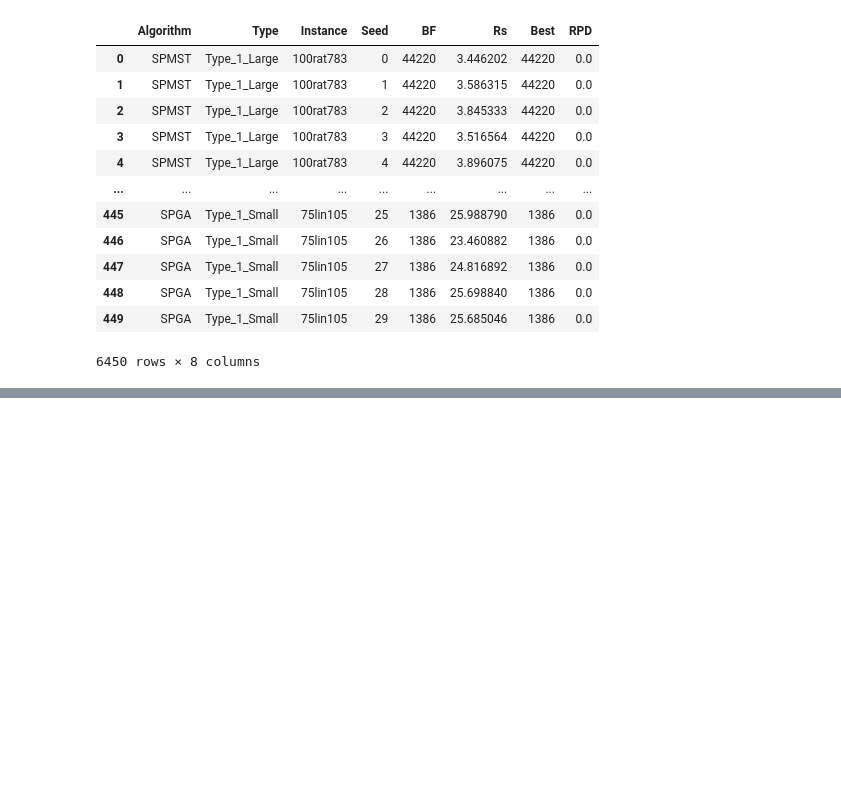
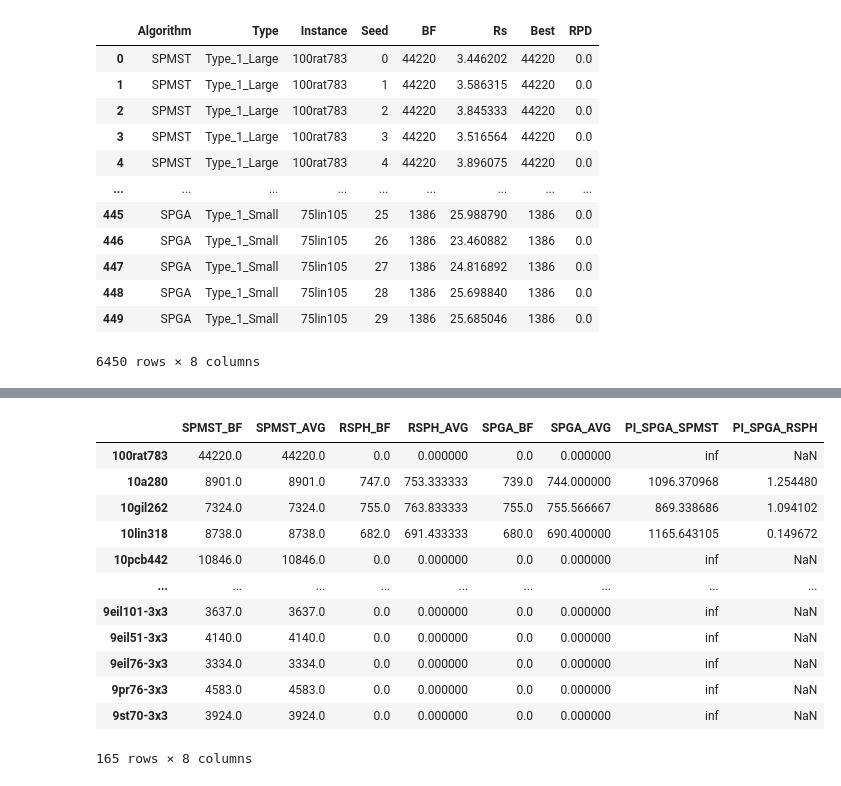
Before and after one commit to s34vv1nd/CluSteiner, a Jupyter notebook: results_analysis.ipynb, the cells around one changed output, grey strips where cells are left out. Saved outputs shown, nothing was run; the diff lists cells and outputs as text; code cells hidden in the pictures; blank space fills up the shorter version.

```diff
--- a/results_analysis.ipynb
+++ b/results_analysis.ipynb
@@ -63,0 +65,25 @@ sns.boxplot(x = 'Type', y = 'RPD', data = df[df.Algorithm != "SPMST"], hue = 'Al
+# %%
+# Calculate BF and AVG of each algorithm on each instance
+instances = df.Instance.unique()
+algorithms = df.Algorithm.unique()
+columns = []
+for alg in algorithms:
+  columns.append(alg + "_BF")
+  columns.append(alg + "_AVG")
+
+print(columns)
+
+arr = [[0 for alg in columns] for i in instances]
+for i in range(len(instances)):
+  ins = instances[i]
+  for j in range(len(columns)):
+    alg = columns[j].split("_")[0]
+    op = columns[j].split("_")[1]
+    tmp = df.loc[(alg == df.Algorithm) & (ins == df.Instance)].BF
+    if op == "BF":
+      arr[i][j] = 0 if len(tmp) == 0 else min(tmp)
+    else:
+      arr[i][j] = 0 if len(tmp) == 0 else sum(tmp)/len(tmp)
+
+df2 = pd.DataFrame(np.array(arr), columns=columns, index=instances)
+df2
@@ -63,0 +105,18 @@ sns.boxplot(x = 'Type', y = 'RPD', data = df[df.Algorithm != "SPMST"], hue = 'Al
+# %%
+df2["PI_SPGA_SPMST"] = (df2["SPMST_AVG"] - df2["SPGA_AVG"]) / df2["SPGA_AVG"] * 100
+df2["PI_SPGA_RSPH"] = (df2["RSPH_AVG"] - df2["SPGA_AVG"]) / df2["SPGA_AVG"] * 100
+df2
+# %% [output]
+|  | SPMST_BF | SPMST_AVG | RSPH_BF | RSPH_AVG | SPGA_BF | SPGA_AVG | PI_SPGA_SPMST | PI_SPGA_RSPH |
+| 100rat783 | 44220.0 | 44220.0 | 0.0 | 0.000000 | 0.0 | 0.000000 | inf | NaN |
+| 10a280 | 8901.0 | 8901.0 | 747.0 | 753.333333 | 739.0 | 744.000000 | 1096.370968 | 1.254480 |
+| 10gil262 | 7324.0 | 7324.0 | 755.0 | 763.833333 | 755.0 | 755.566667 | 869.338686 | 1.094102 |
+| 10lin318 | 8738.0 | 8738.0 | 682.0 | 691.433333 | 680.0 | 690.400000 | 1165.643105 | 0.149672 |
+| 10pcb442 | 10846.0 | 10846.0 | 0.0 | 0.000000 | 0.0 | 0.000000 | inf | NaN |
+| ... | ... | ... | ... | ... | ... | ... | ... | ... |
+| 9eil101-3x3 | 3637.0 | 3637.0 | 0.0 | 0.000000 | 0.0 | 0.000000 | inf | NaN |
+| 9eil51-3x3 | 4140.0 | 4140.0 | 0.0 | 0.000000 | 0.0 | 0.000000 | inf | NaN |
+| 9eil76-3x3 | 3334.0 | 3334.0 | 0.0 | 0.000000 | 0.0 | 0.000000 | inf | NaN |
+| 9pr76-3x3 | 4583.0 | 4583.0 | 0.0 | 0.000000 | 0.0 | 0.000000 | inf | NaN |
+| 9st70-3x3 | 3924.0 | 3924.0 | 0.0 | 0.000000 | 0.0 | 0.000000 | inf | NaN |
+165 rows × 8 columns
```
Also changed, not shown: parts of 4 cells of this notebook, 2 other files.
